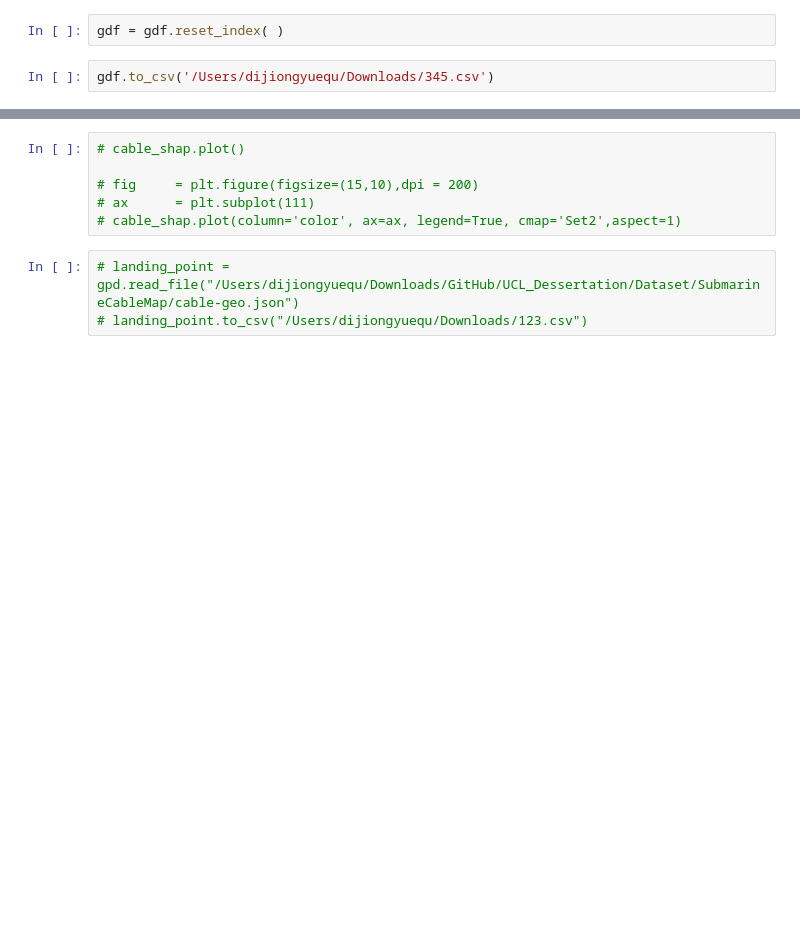
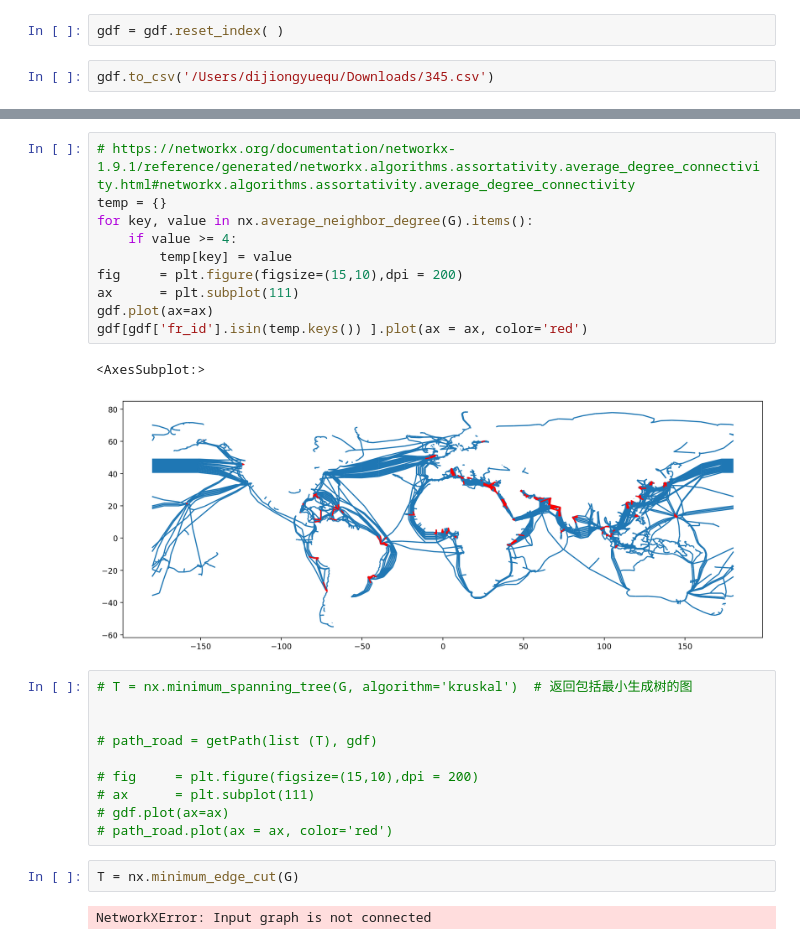
Before and after one commit to Hypergear/UCL_Dissertation, a Jupyter notebook: Code/network/network_diagram_world.ipynb, the cells around one changed output, grey strips where cells are left out. Drawn from its saved outputs; the diff is of its cells as text; blank space fills up the shorter version.

```diff
--- a/Code/network/network_diagram_world.ipynb
+++ b/Code/network/network_diagram_world.ipynb
@@ -180,9 +205,27 @@ path_road
+# %%
+# https://networkx.org/documentation/networkx-1.9.1/reference/generated/networkx.algorithms.assortativity.average_degree_connectivity.html#networkx.algorithms.assortativity.average_degree_connectivity
+temp = {}
+for key, value in nx.average_neighbor_degree(G).items():
+    if value >= 4:
+        temp[key] = value
+fig     = plt.figure(figsize=(15,10),dpi = 200)
+ax      = plt.subplot(111)
+gdf.plot(ax=ax)
+gdf[gdf['fr_id'].isin(temp.keys()) ].plot(ax = ax, color='red')
+# %% [output]
+<AxesSubplot:>
+[figure, added]
 # %%
-# cable_shap.plot()
+# T = nx.minimum_spanning_tree(G, algorithm='kruskal')  # 返回包括最小生成树的图
+
+
+# path_road = getPath(list (T), gdf)
 
 # fig     = plt.figure(figsize=(15,10),dpi = 200)
 # ax      = plt.subplot(111)
-# cable_shap.plot(column='color', ax=ax, legend=True, cmap='Set2',aspect=1)
+# gdf.plot(ax=ax)
+# path_road.plot(ax = ax, color='red')
-# %%
-# landing_point = gpd.read_file("/Users/dijiongyuequ/Downloads/GitHub/UCL_Dessertation/Dataset/SubmarineCableMap/cable-geo.json")
-# landing_point.to_csv("/Users/dijiongyuequ/Downloads/123.csv")
+# %%
+T = nx.minimum_edge_cut(G)
+# %% [output]
+NetworkXError: Input graph is not connected
```
Also changed, not shown: parts of 20 cells of this notebook, 2 other files.
